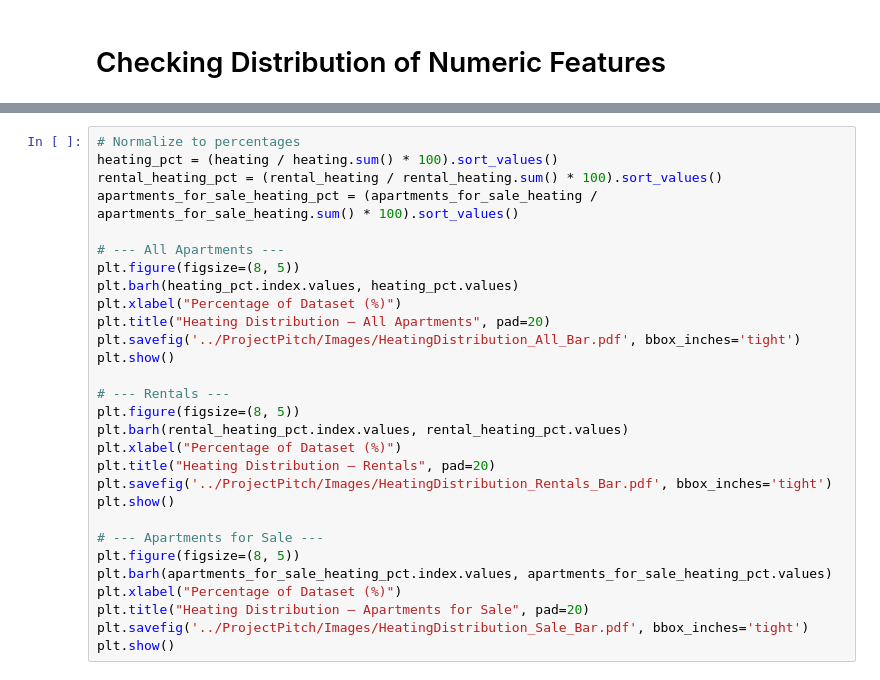
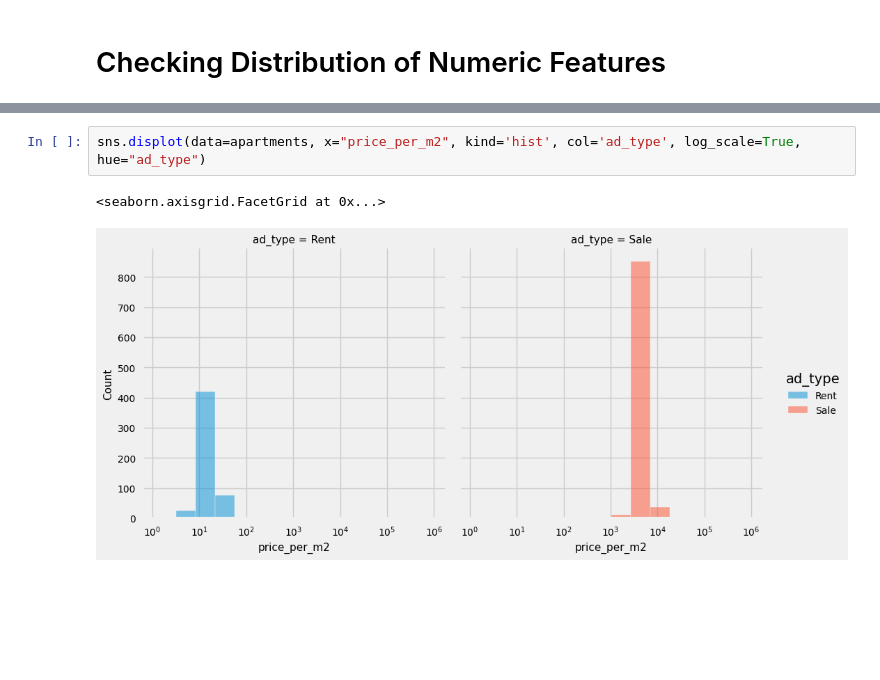
Before and after one commit to EmreArapcicUevak/EE418-Introduction-to-Machine-Learning-Project, a Jupyter notebook: notebooks/feature_analysis.ipynb, the cells around one changed output, grey strips where cells are left out. Drawn from its saved outputs; the diff is of its cells as text; blank space fills up the shorter version.

Commit message:
Finish work on numeric analysis and now start an analysis on the missing values

```diff
--- a/notebooks/feature_analysis.ipynb
+++ b/notebooks/feature_analysis.ipynb
@@ -642,29 +288,5 @@ plt.show()
-# %%
-# Normalize to percentages
-heating_pct = (heating / heating.sum() * 100).sort_values()
-rental_heating_pct = (rental_heating / rental_heating.sum() * 100).sort_values()
-apartments_for_sale_heating_pct = (apartments_for_sale_heating / apartments_for_sale_heating.sum() * 100).sort_values()
-
-# --- All Apartments ---
-plt.figure(figsize=(8, 5))
-plt.barh(heating_pct.index.values, heating_pct.values)
-plt.xlabel("Percentage of Dataset (%)")
-plt.title("Heating Distribution — All Apartments", pad=20)
-plt.savefig('../ProjectPitch/Images/HeatingDistribution_All_Bar.pdf', bbox_inches='tight')
-plt.show()
-
-# --- Rentals ---
-plt.figure(figsize=(8, 5))
-plt.barh(rental_heating_pct.index.values, rental_heating_pct.values)
-plt.xlabel("Percentage of Dataset (%)")
-plt.title("Heating Distribution — Rentals", pad=20)
-plt.savefig('../ProjectPitch/Images/HeatingDistribution_Rentals_Bar.pdf', bbox_inches='tight')
-plt.show()
-
-# --- Apartments for Sale ---
-plt.figure(figsize=(8, 5))
-plt.barh(apartments_for_sale_heating_pct.index.values, apartments_for_sale_heating_pct.values)
-plt.xlabel("Percentage of Dataset (%)")
-plt.title("Heating Distribution — Apartments for Sale", pad=20)
-plt.savefig('../ProjectPitch/Images/HeatingDistribution_Sale_Bar.pdf', bbox_inches='tight')
-plt.show()
+# %%
+sns.displot(data=apartments, x="price_per_m2", kind='hist', col='ad_type', log_scale=True, hue="ad_type")
+# %% [output]
+<seaborn.axisgrid.FacetGrid at 0x...>
+[figure, added]
```
Also changed, not shown: parts of 45 cells of this notebook.
